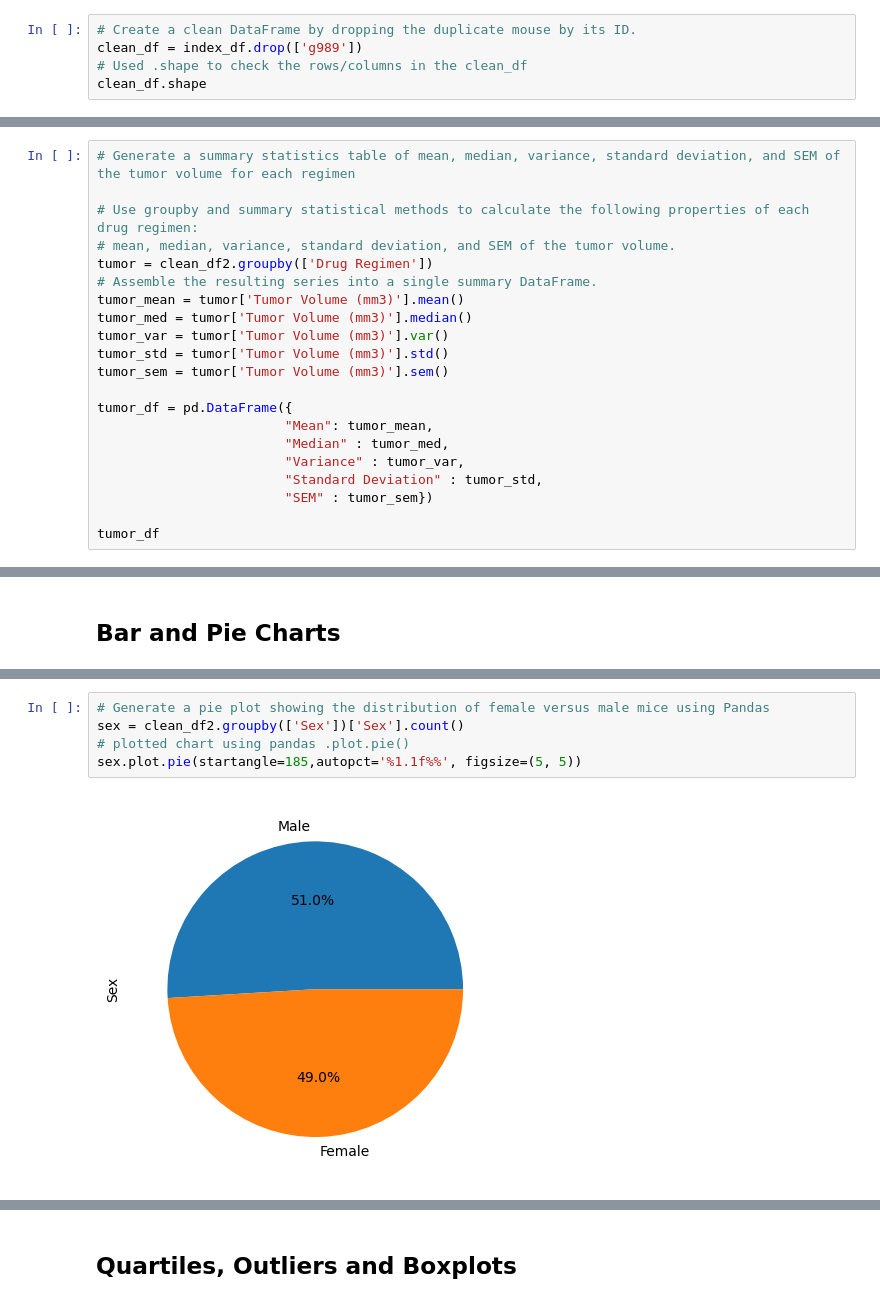
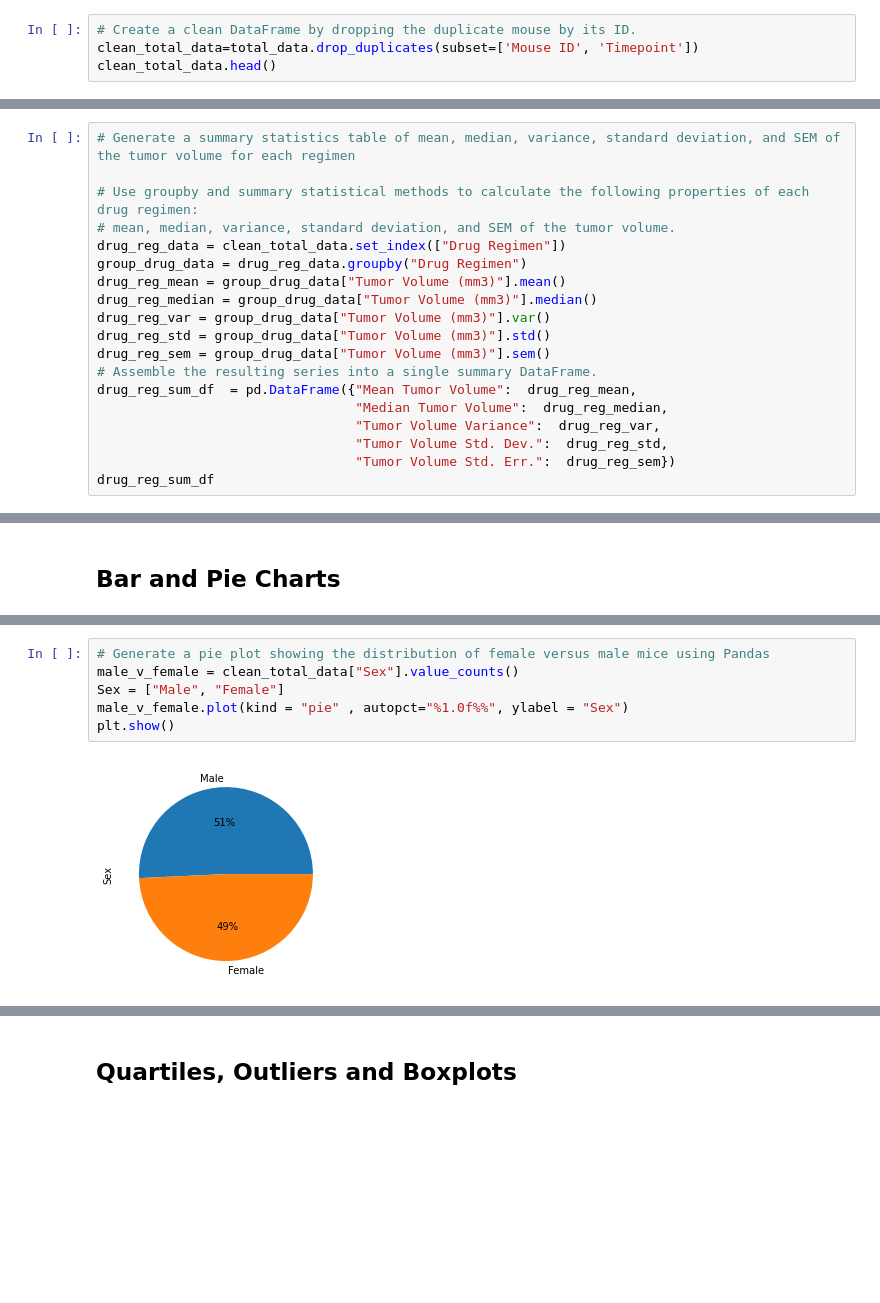
Before and after one commit to nyirumuhetog/Matplotlib, a Jupyter notebook: pymaceuticals_starter.ipynb, the cells around one changed output, grey strips where cells are left out. Cells and saved outputs as stored; diff of their text form; blank space fills up the shorter version.

```diff
--- a/pymaceuticals_starter.ipynb
+++ b/pymaceuticals_starter.ipynb
@@ -67,5 +74,4 @@ index_df.loc['g989']
 # %%
 # Create a clean DataFrame by dropping the duplicate mouse by its ID.
-clean_df = index_df.drop(['g989'])
-# Used .shape to check the rows/columns in the clean_df
-clean_df.shape
+clean_total_data=total_data.drop_duplicates(subset=['Mouse ID', 'Timepoint'])
+clean_total_data.head()
@@ -96,20 +98,18 @@ Name: Mouse ID, Length: 248, dtype: int64
 
 # Use groupby and summary statistical methods to calculate the following properties of each drug regimen:
 # mean, median, variance, standard deviation, and SEM of the tumor volume.
-tumor = clean_df2.groupby(['Drug Regimen'])
+drug_reg_data = clean_total_data.set_index(["Drug Regimen"])
+group_drug_data = drug_reg_data.groupby("Drug Regimen")
+drug_reg_mean = group_drug_data["Tumor Volume (mm3)"].mean()
+drug_reg_median = group_drug_data["Tumor Volume (mm3)"].median()
+drug_reg_var = group_drug_data["Tumor Volume (mm3)"].var()
+drug_reg_std = group_drug_data["Tumor Volume (mm3)"].std()
+drug_reg_sem = group_drug_data["Tumor Volume (mm3)"].sem()
 # Assemble the resulting series into a single summary DataFrame.
-tumor_mean = tumor['Tumor Volume (mm3)'].mean()
-tumor_med = tumor['Tumor Volume (mm3)'].median()
-tumor_var = tumor['Tumor Volume (mm3)'].var()
-tumor_std = tumor['Tumor Volume (mm3)'].std()
-tumor_sem = tumor['Tumor Volume (mm3)'].sem()
-
-tumor_df = pd.DataFrame({
-                        "Mean": tumor_mean,
-                        "Median" : tumor_med,
-                        "Variance" : tumor_var,
-                        "Standard Deviation" : tumor_std,
-                        "SEM" : tumor_sem})
-
-tumor_df
+drug_reg_sum_df  = pd.DataFrame({"Mean Tumor Volume":  drug_reg_mean,
+                                 "Median Tumor Volume":  drug_reg_median,
+                                 "Tumor Volume Variance":  drug_reg_var,
+                                 "Tumor Volume Std. Dev.":  drug_reg_std,
+                                 "Tumor Volume Std. Err.":  drug_reg_sem})
+drug_reg_sum_df
 # %% [output]
@@ -165,9 +185,10 @@ plt.show()
 # %%
 # Generate a pie plot showing the distribution of female versus male mice using Pandas
-sex = clean_df2.groupby(['Sex'])['Sex'].count()
-# plotted chart using pandas .plot.pie()
-sex.plot.pie(startangle=185,autopct='%1.1f%%', figsize=(5, 5))
+male_v_female = clean_total_data["Sex"].value_counts()
+Sex = ["Male", "Female"]
+male_v_female.plot(kind = "pie" , autopct="%1.0f%%", ylabel = "Sex")
+plt.show()
 # %% [output]
-[figure, old version]
+[figure, new version]
 # %%
 # Generate a pie plot showing the distribution of female versus male mice using pyplot
```
Also changed, not shown: parts of 25 cells of this notebook.
